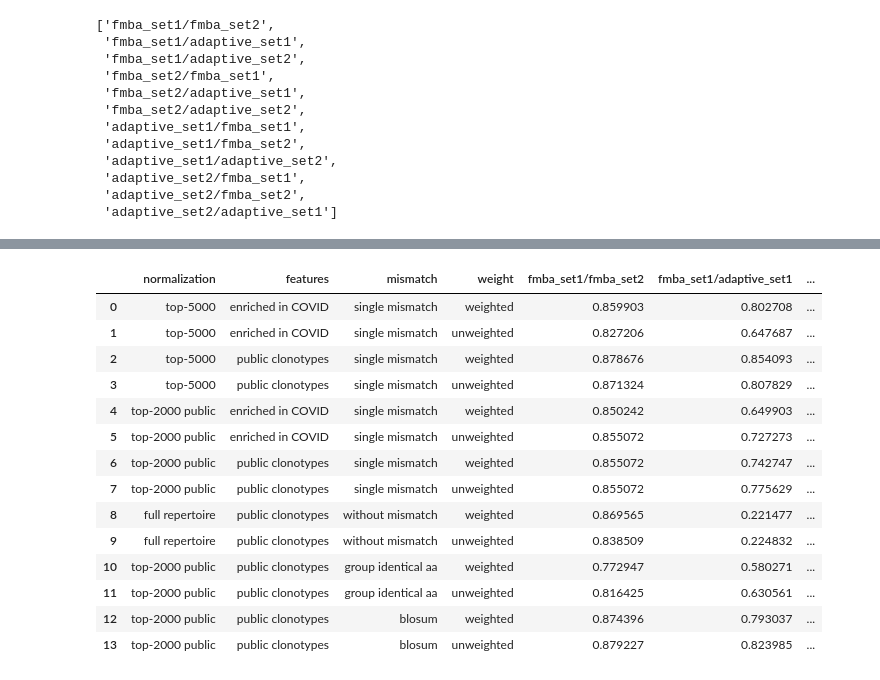
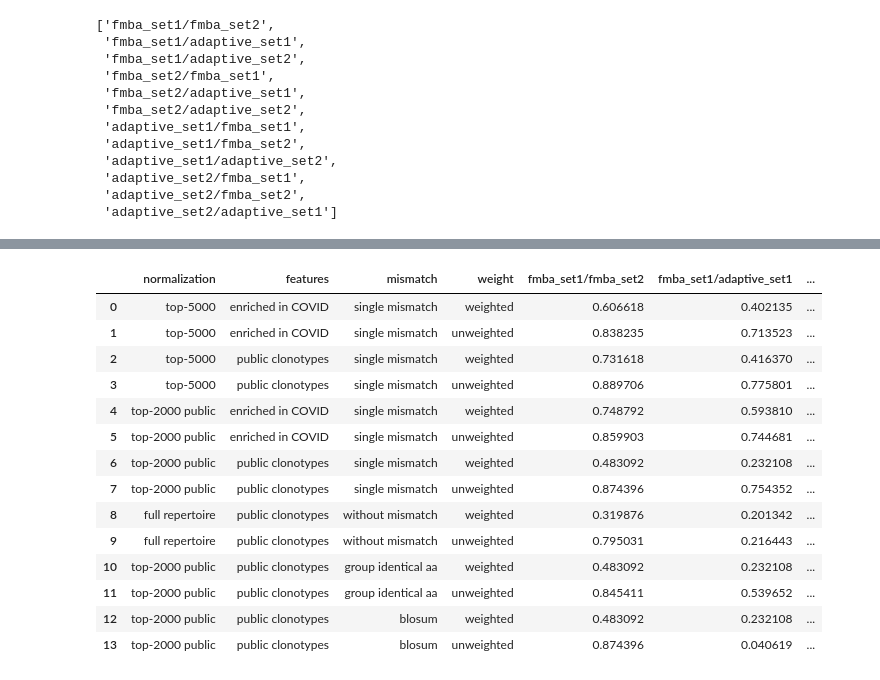
Before and after one commit to antigenomics/tcr-covid-classifier, a Jupyter notebook: model_comparison/model_comparison.ipynb, the cells around one changed output, grey strips where cells are left out. Cells and saved outputs as stored; diff of their text form; code cells hidden in the pictures.

Commit message:
add SVM to model_comparison

```diff
--- a/model_comparison/model_comparison.ipynb
+++ b/model_comparison/model_comparison.ipynb
@@ -320,18 +389,19 @@ Fitting 3 folds for each of 81 candidates, totalling 243 fits
 # %%
-pd.read_csv("model_comparison/model_comparison.tsv", sep='\t')
+#-----SVM-----
+pd.read_csv("model_comparison/svm_model_comparison.tsv", sep='\t')
 # %% [output]
 |  | normalization | features | mismatch | weight | fmba_set1/fmba_set2 | fmba_set1/adaptive_set1 | ... |
-| 0 | top-5000 | enriched in COVID | single mismatch | weighted | 0.859903 | 0.802708 | ... |
-| 1 | top-5000 | enriched in COVID | single mismatch | unweighted | 0.827206 | 0.647687 | ... |
-| 2 | top-5000 | public clonotypes | single mismatch | weighted | 0.878676 | 0.854093 | ... |
-| 3 | top-5000 | public clonotypes | single mismatch | unweighted | 0.871324 | 0.807829 | ... |
-| 4 | top-2000 public | enriched in COVID | single mismatch | weighted | 0.850242 | 0.649903 | ... |
-| 5 | top-2000 public | enriched in COVID | single mismatch | unweighted | 0.855072 | 0.727273 | ... |
-| 6 | top-2000 public | public clonotypes | single mismatch | weighted | 0.855072 | 0.742747 | ... |
-| 7 | top-2000 public | public clonotypes | single mismatch | unweighted | 0.855072 | 0.775629 | ... |
-| 8 | full repertoire | public clonotypes | without mismatch | weighted | 0.869565 | 0.221477 | ... |
-| 9 | full repertoire | public clonotypes | without mismatch | unweighted | 0.838509 | 0.224832 | ... |
-| 10 | top-2000 public | public clonotypes | group identical aa | weighted | 0.772947 | 0.580271 | ... |
-| 11 | top-2000 public | public clonotypes | group identical aa | unweighted | 0.816425 | 0.630561 | ... |
-| 12 | top-2000 public | public clonotypes | blosum | weighted | 0.874396 | 0.793037 | ... |
-| 13 | top-2000 public | public clonotypes | blosum | unweighted | 0.879227 | 0.823985 | ... |
+| 0 | top-5000 | enriched in COVID | single mismatch | weighted | 0.606618 | 0.402135 | ... |
+| 1 | top-5000 | enriched in COVID | single mismatch | unweighted | 0.838235 | 0.713523 | ... |
+| 2 | top-5000 | public clonotypes | single mismatch | weighted | 0.731618 | 0.416370 | ... |
+| 3 | top-5000 | public clonotypes | single mismatch | unweighted | 0.889706 | 0.775801 | ... |
+| 4 | top-2000 public | enriched in COVID | single mismatch | weighted | 0.748792 | 0.593810 | ... |
+| 5 | top-2000 public | enriched in COVID | single mismatch | unweighted | 0.859903 | 0.744681 | ... |
+| 6 | top-2000 public | public clonotypes | single mismatch | weighted | 0.483092 | 0.232108 | ... |
+| 7 | top-2000 public | public clonotypes | single mismatch | unweighted | 0.874396 | 0.754352 | ... |
+| 8 | full repertoire | public clonotypes | without mismatch | weighted | 0.319876 | 0.201342 | ... |
+| 9 | full repertoire | public clonotypes | without mismatch | unweighted | 0.795031 | 0.216443 | ... |
+| 10 | top-2000 public | public clonotypes | group identical aa | weighted | 0.483092 | 0.232108 | ... |
+| 11 | top-2000 public | public clonotypes | group identical aa | unweighted | 0.845411 | 0.539652 | ... |
+| 12 | top-2000 public | public clonotypes | blosum | weighted | 0.483092 | 0.232108 | ... |
+| 13 | top-2000 public | public clonotypes | blosum | unweighted | 0.874396 | 0.040619 | ... |
```
Also changed, not shown: parts of 8 cells of this notebook, 2 other files.
